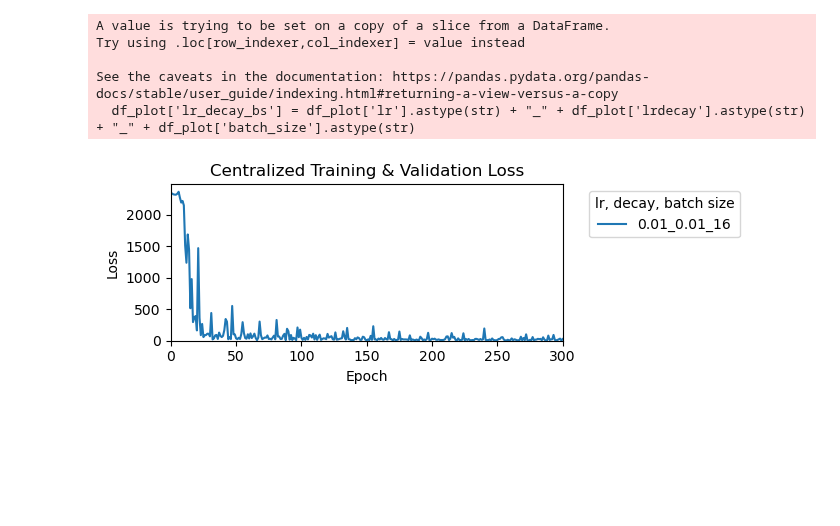
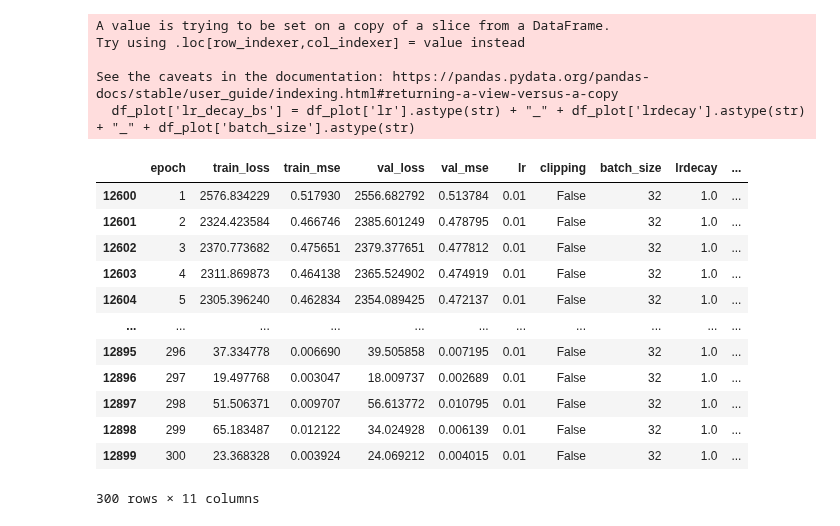
Before and after one commit to luisas/fl4tsf, a Jupyter notebook: analysis/02_centralized_training.ipynb, the cells around one changed output. Saved outputs shown, nothing was run; the diff lists cells and outputs as text; code cells hidden in the pictures; blank space fills up the shorter version.

```diff
--- a/analysis/02_centralized_training.ipynb
+++ b/analysis/02_centralized_training.ipynb
@@ -5,6 +5,8 @@
 - Check that the model can learn in a centralized setting (setup sanity check)
 - Get approximately the global centralized loss value it can reach. To be compared with federated setting.
 # %%
+import os
+os.chdir("/Users/luisa/Desktop/nygc/cluster/projects/fl4tsf")
 import torch
 import pandas as pd
 import matplotlib.pyplot as plt
@@ -12,11 +14,10 @@ import seaborn as sns
 import glob
 import numpy as np
 import json
-import os
+from plot_utils import plot_n_outputs
+from flower.task import Net
 
-# set cwd
-os.chdir("/Users/luisa/Desktop/nygc/cluster/projects/fl4tsf/analysis")
 
-centralized_training_loss = glob.glob(f"../results_centralized_hyperparam/**/centralized_training/**/loss_per_epoch.csv", recursive=True)
+centralized_training_loss = glob.glob(f"results_centralized_hyperparam_new/**/centralized_training/**/loss_per_epoch.csv", recursive=True)
 print(f"Found {len(centralized_training_loss)} files")
 # %% [output]
@@ -230,7 +232,11 @@ plt.show()
 # %%
-best_bs =16
+best_bs =32
 best_lr = 0.01
-best_decay = 0.01
+best_decay = 1.0
+
+loss_type = "train"
+
+
 df_plot = df_centralized_training_loss[
     (df_centralized_training_loss['batch_size'] == best_bs) &
     (df_centralized_training_loss['lr'] == best_lr) &
@@ -244,6 +250,22 @@ Try using .loc[row_indexer,col_indexer] = value instead
 
 See the caveats in the documentation: https://pandas.pydata.org/pandas-docs/stable/user_guide/indexing.html#returning-a-view-versus-a-copy
   df_plot['lr_decay_bs'] = df_plot['lr'].astype(str) + "_" + df_plot['lrdecay'].astype(str) + "_" + df_plot['batch_size'].astype(str)
+# %%
+df_plot
+# %% [output]
+|  | epoch | train_loss | train_mse | val_loss | val_mse | lr | clipping | batch_size | lrdecay | ... |
+| 12600 | 1 | 2576.834229 | 0.517930 | 2556.682792 | 0.513784 | 0.01 | False | 32 | 1.0 | ... |
+| 12601 | 2 | 2324.423584 | 0.466746 | 2385.601249 | 0.478795 | 0.01 | False | 32 | 1.0 | ... |
+| 12602 | 3 | 2370.773682 | 0.475651 | 2379.377651 | 0.477812 | 0.01 | False | 32 | 1.0 | ... |
+| 12603 | 4 | 2311.869873 | 0.464138 | 2365.524902 | 0.474919 | 0.01 | False | 32 | 1.0 | ... |
+| 12604 | 5 | 2305.396240 | 0.462834 | 2354.089425 | 0.472137 | 0.01 | False | 32 | 1.0 | ... |
+| ... | ... | ... | ... | ... | ... | ... | ... | ... | ... | ... |
+| 12895 | 296 | 37.334778 | 0.006690 | 39.505858 | 0.007195 | 0.01 | False | 32 | 1.0 | ... |
+| 12896 | 297 | 19.497768 | 0.003047 | 18.009737 | 0.002689 | 0.01 | False | 32 | 1.0 | ... |
+| 12897 | 298 | 51.506371 | 0.009707 | 56.613772 | 0.010795 | 0.01 | False | 32 | 1.0 | ... |
+| 12898 | 299 | 65.183487 | 0.012122 | 34.024928 | 0.006139 | 0.01 | False | 32 | 1.0 | ... |
+| 12899 | 300 | 23.368328 | 0.003924 | 24.069212 | 0.004015 | 0.01 | False | 32 | 1.0 | ... |
+300 rows × 11 columns
 # %%
 plt.figure(figsize=(5, 2.5))
 
@@ -255,30 +277,34 @@ sns.lineplot(
     hue='lr_decay_bs',
     palette='tab10'
 )
-reds = sns.color_palette("Reds", n_colors=5)
-
+reds = sns.color_palette("Reds", n_colors=1)
+plt.legend(title="lr, decay, batch size", bbox_to_anchor=(1.05, 1), loc='upper left')
+plt.ylim(bottom=0)
+plt.xlim(left=0, right=20)
+plt.xticks(ticks=range(0, df_plot['epoch'].max() + 1, 50))
+plt.title('training loss ')
+plt.show()
 # # Plot validation loss
-# sns.lineplot(
-#     data=df_centralized_training_loss,
-#     x='epoch',
-#     y='val_loss',
-#     hue='lr',
-#     palette=reds,
-#     linestyle='--',
-#     legend=False,
-# )
+plt.figure(figsize=(5, 2.5))
+sns.lineplot(
+    data=df_plot,
+    x='epoch',
+    y='val_loss',
+    hue='lr_decay_bs',
+    palette=reds,
+    linestyle='-',
+)
 
 plt.ylim(bottom=0)
 plt.xlim(left=0, right=20)
 plt.xticks(ticks=range(0, df_plot['epoch'].max() + 1, 50))
 plt.xlabel('Epoch')
 plt.ylabel('Loss')
-plt.title('Centralized Training & Validation Loss')
+plt.title('validation loss ')
+
 plt.tight_layout()
 plt.legend(title="lr, decay, batch size", bbox_to_anchor=(1.05, 1), loc='upper left')
 plt.show()
-# %% [output]
-[figure, removed]
 # %%
 # Get the min loss
 min_train_loss = df_plot['train_loss'].min()
```
Also changed, not shown: parts of 11 cells of this notebook, 4 other files.
